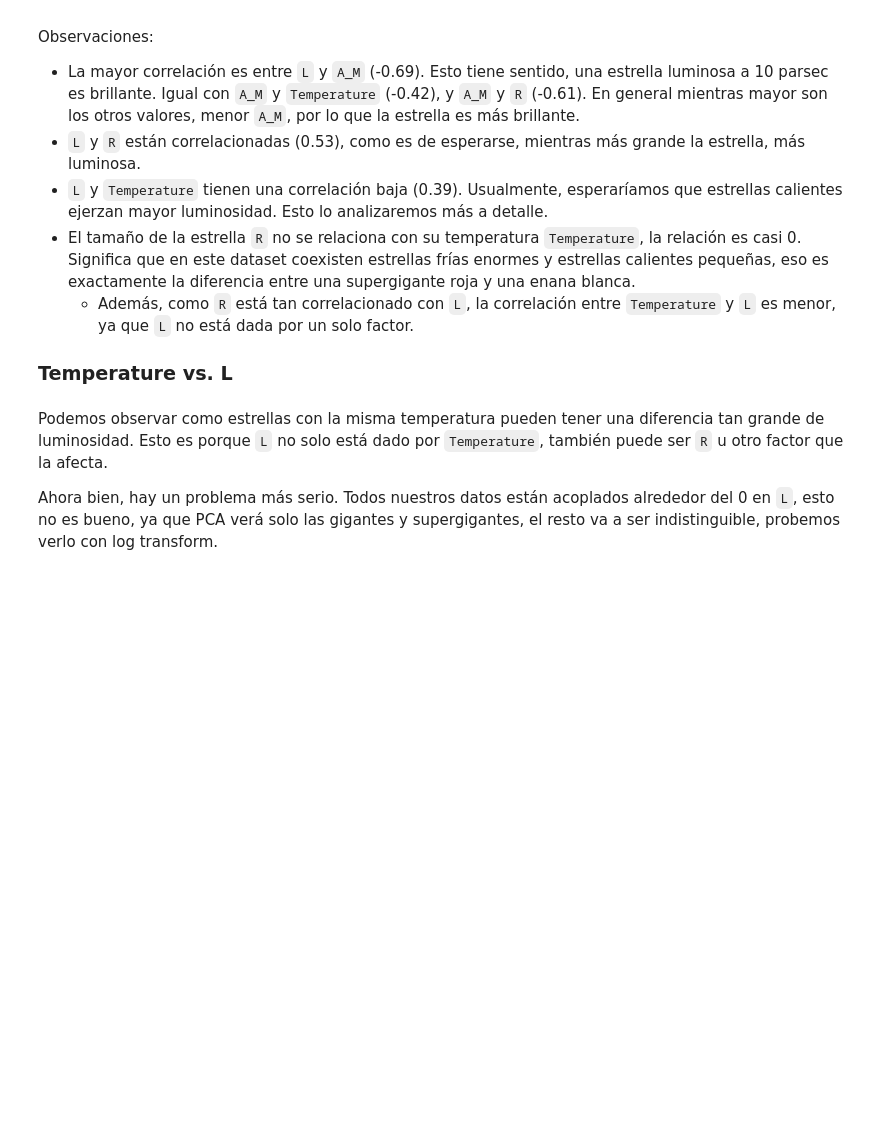
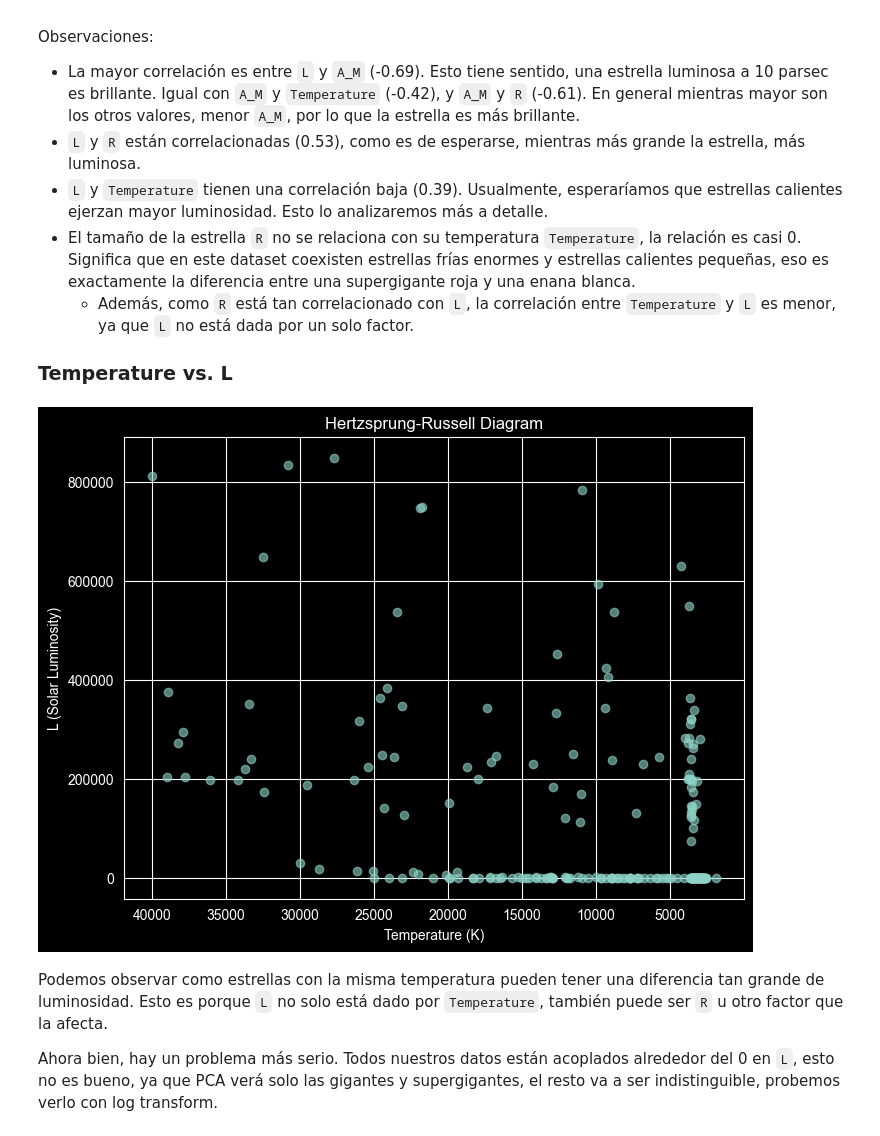
Before and after one commit to mathiasaiva/clustering_practice, a Jupyter notebook: notebooks/clustering.ipynb, the cells around one changed output. Drawn from its saved outputs; the diff is of its cells as text; code cells hidden in the pictures; blank space fills up the shorter version.

```diff
--- a/notebooks/clustering.ipynb
+++ b/notebooks/clustering.ipynb
@@ -223,19 +263,21 @@ Observaciones:
 
 ### Temperature vs. L
 # %%
-def show_hr_graph(log_transform=False):
+def show_hr_graph(lt=False):
     plt.figure(figsize=(8, 6))
     plt.scatter(df['Temperature'], df['L'], alpha=0.6)
     plt.xlabel('Temperature (K)')
     plt.ylabel('L (Solar Luminosity)')
-    plt.title('Hertzsprung-Russell Diagram (Log Transformed)' if log_transform else 'Hertzsprung-Russell Diagram')
+    plt.title('Hertzsprung-Russell Diagram (Log Transformed)' if lt else 'Hertzsprung-Russell Diagram')
     plt.gca().invert_xaxis()  # Astronomic convention, temp. decreases to the right
-    if log_transform:
+    if lt:
         plt.yscale('log')
         plt.xscale('log')
     plt.show()
 
 show_hr_graph()
+# %% [output]
+[figure, added]
 # %% [markdown]
 Podemos observar como estrellas con la misma temperatura pueden tener una diferencia tan grande de luminosidad. Esto es porque `L` no solo está dado por `Temperature`, también puede ser `R` u otro factor que la afecta.
 
```
Also changed, not shown: parts of 29 cells of this notebook.
